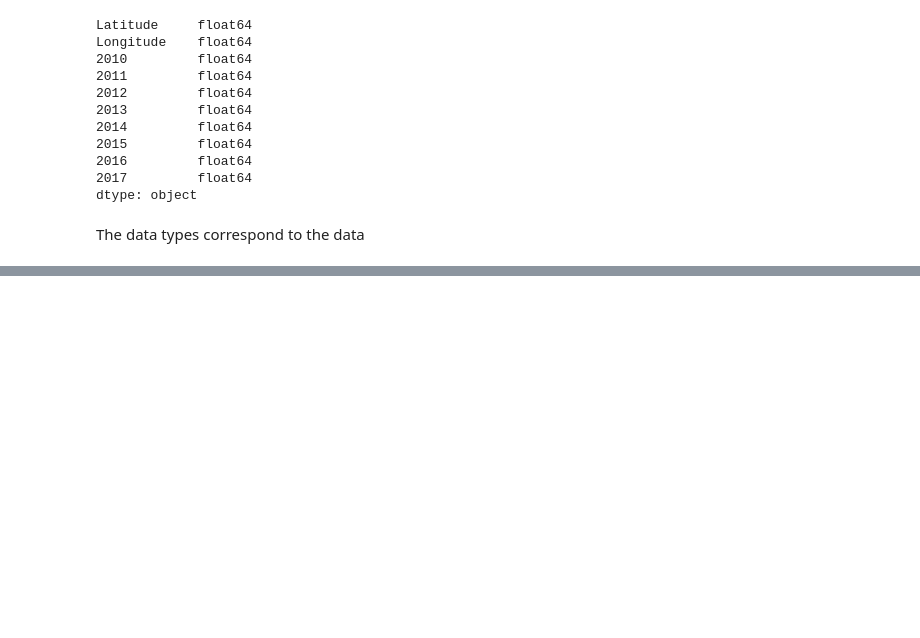
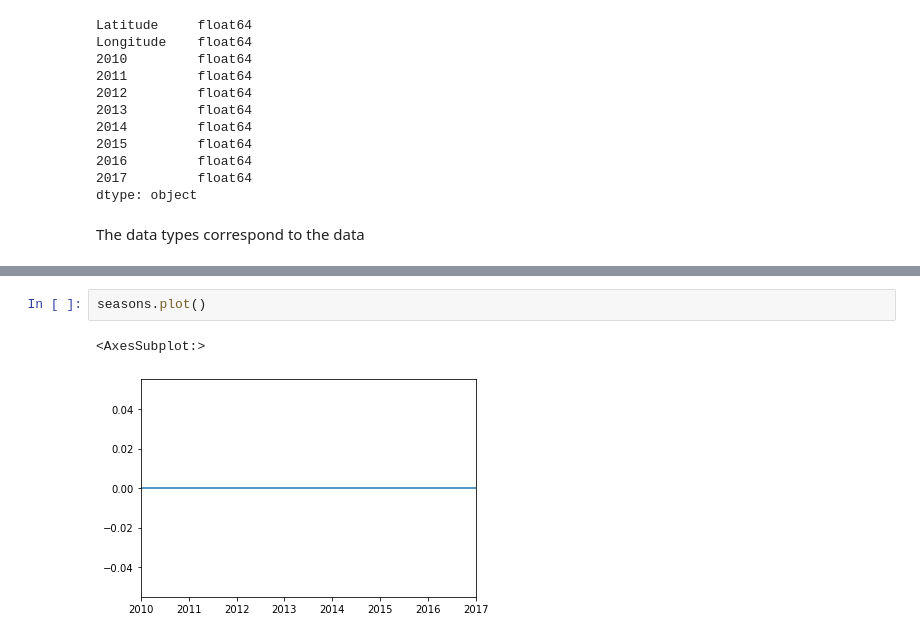
Before and after one commit to felix-n12/shell-ai, a Jupyter notebook: Untitled.ipynb, the cells around one changed output, grey strips where cells are left out. Saved outputs shown, nothing was run; the diff lists cells and outputs as text; blank space fills up the shorter version.

```diff
--- a/Untitled.ipynb
+++ b/Untitled.ipynb
@@ -129,0 +219,5 @@ The data types correspond to the data
+# %%
+seasons.plot()
+# %% [output]
+<AxesSubplot:>
+[figure, added]
```
Also changed, not shown: parts of 26 cells of this notebook.
